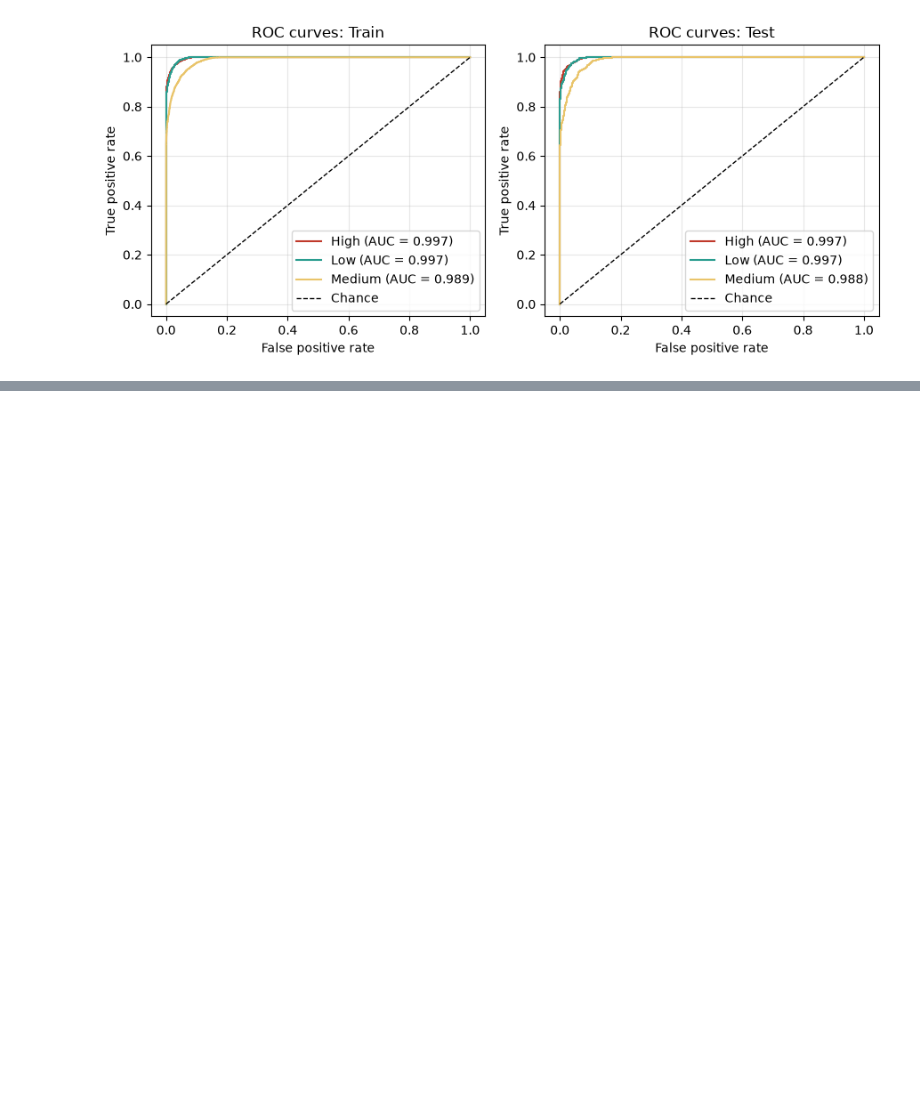
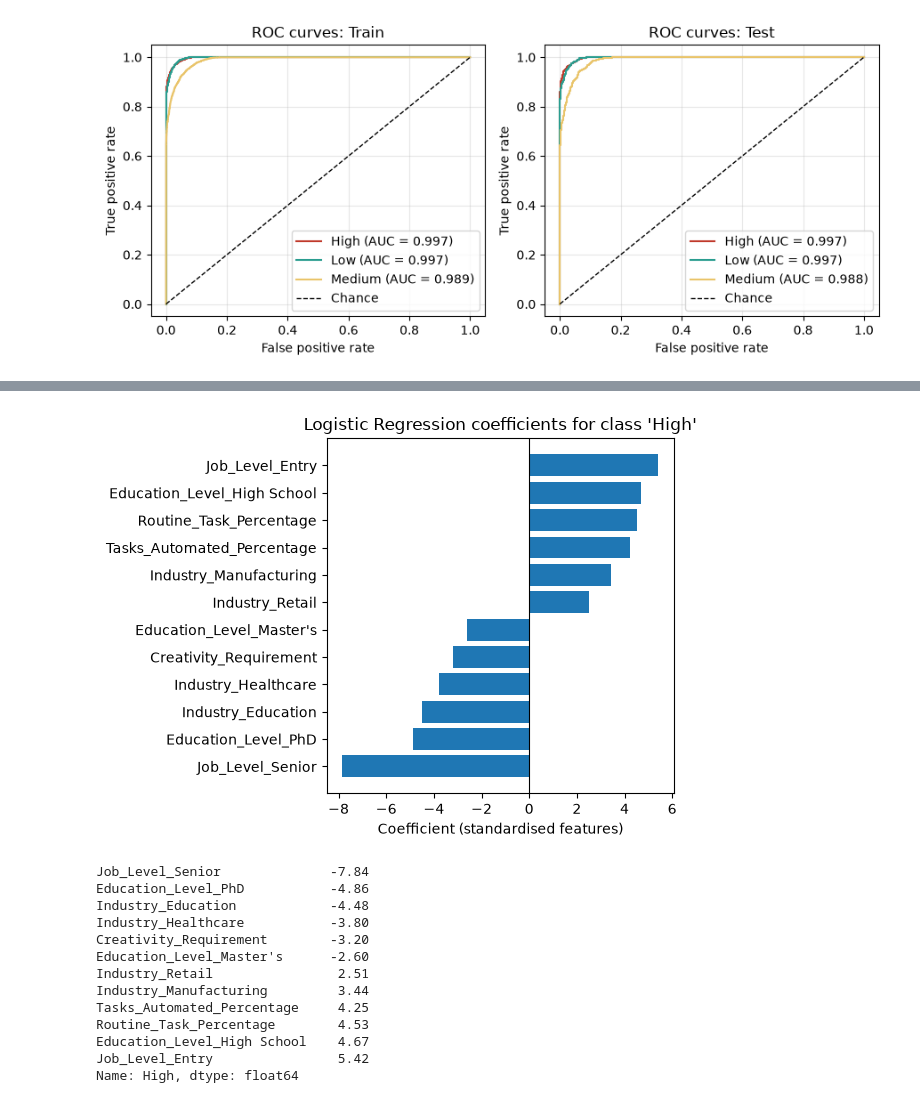
Before and after one commit to Shreyas-IITRPR/AI-Layoff-Risk-Predictor, a Jupyter notebook: ai101_team28.ipynb, the cells around one changed output, grey strips where cells are left out. Saved outputs shown, nothing was run; the diff lists cells and outputs as text; code cells hidden in the pictures; blank space fills up the shorter version.

Commit message:
Add logistic regression coeffecient visualisation for high-risk class

```diff
--- a/ai101_team28.ipynb
+++ b/ai101_team28.ipynb
@@ -349,0 +353,29 @@ plt.show()
+# %%
+names = [n.split("__", 1)[1] for n in feature_names]
+coef = pd.DataFrame(model.coef_, index=model.classes_, columns=names)
+high = coef.loc["High"].sort_values()
+top = pd.concat([high.head(6), high.tail(6)])
+
+fig, ax = plt.subplots(figsize=(6, 4.5))
+ax.barh(top.index, top.values)
+ax.axvline(0, color="black", lw=0.8)
+ax.set(title="Logistic Regression coefficients for class 'High'", xlabel="Coefficient (standardised features)")
+fig.tight_layout()
+fig.savefig(OUT_DIR / "coefficients_high_risk.png", dpi=150)
+plt.show()
+top.round(2)
+# %% [output]
+[figure, added]
+Job_Level_Senior              -7.84
+Education_Level_PhD           -4.86
+Industry_Education            -4.48
+Industry_Healthcare           -3.80
+Creativity_Requirement        -3.20
+Education_Level_Master's      -2.60
+Industry_Retail                2.51
+Industry_Manufacturing         3.44
+Tasks_Automated_Percentage     4.25
+Routine_Task_Percentage        4.53
+Education_Level_High School    4.67
+Job_Level_Entry                5.42
+Name: High, dtype: float64
```
Also changed, not shown: parts of 1 cell of this notebook, 1 other file.
